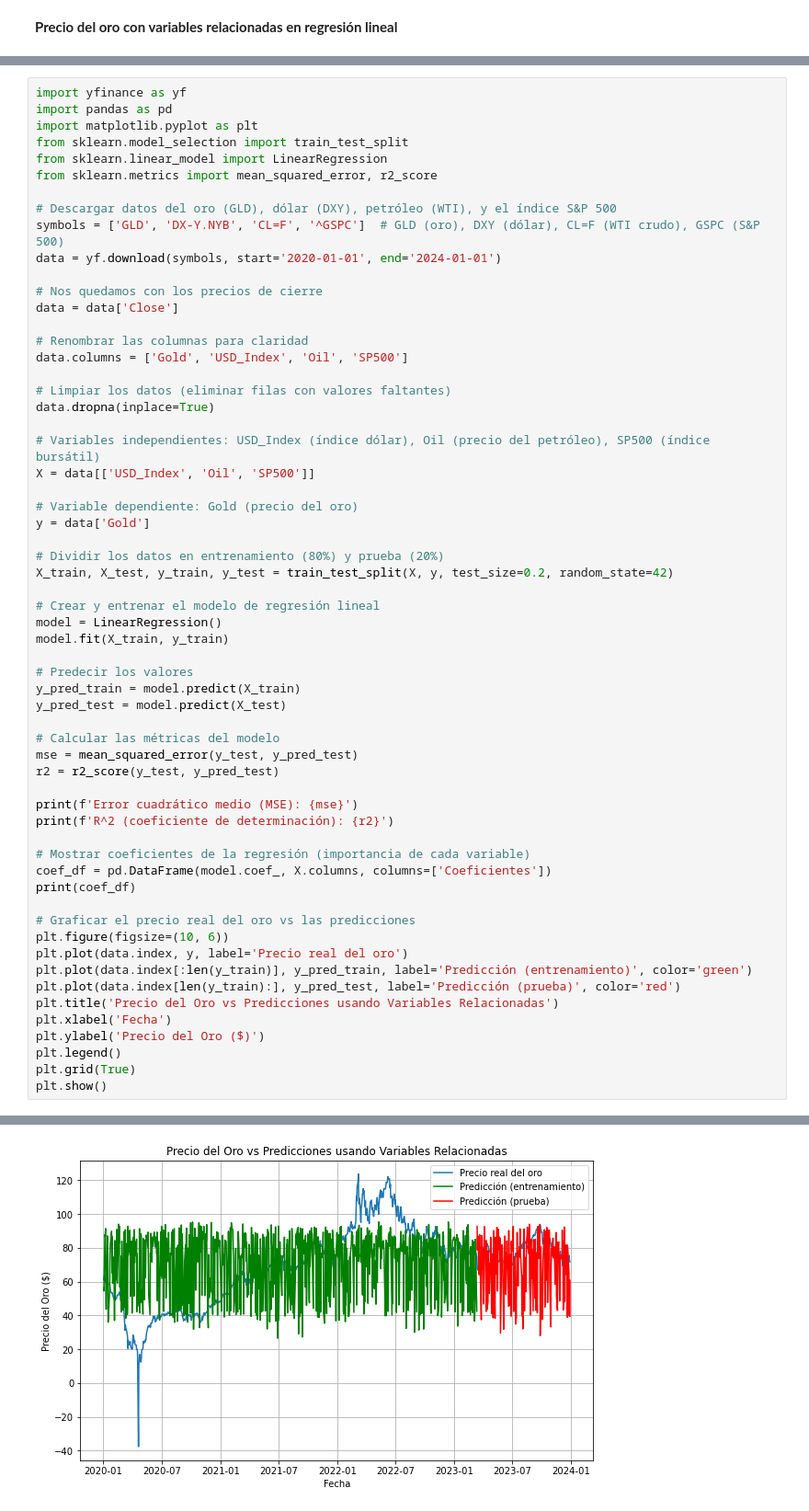
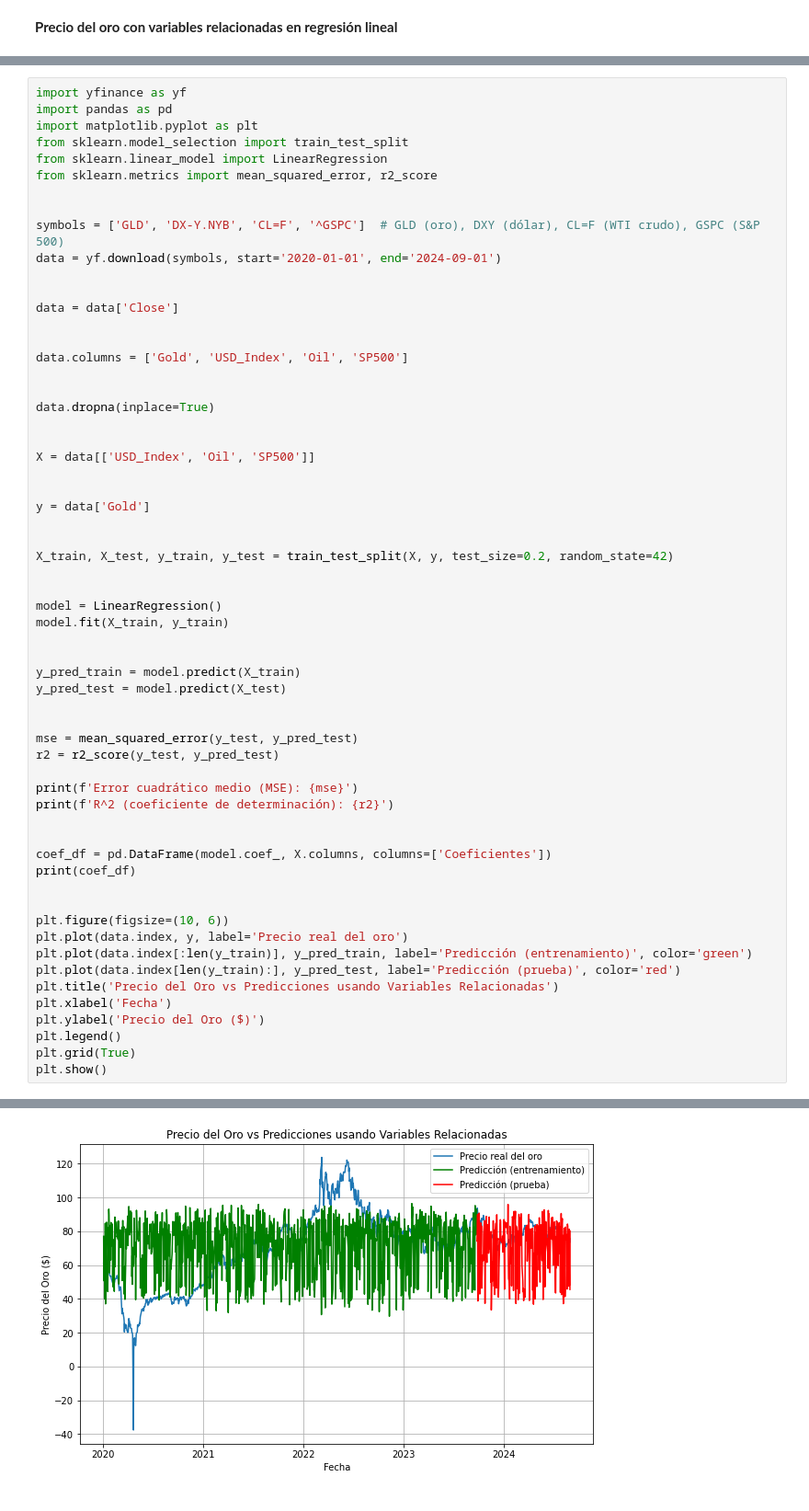
Before and after one commit to paulapelayo/Series-de-Tiempo, a Jupyter notebook: Proyecto 1_Paula Pelayo.ipynb, the cells around one changed output, grey strips where cells are left out. Shown: that part at 92% size. Drawn from its saved outputs; the diff is of its cells as text.

```diff
--- a/Proyecto 1_Paula Pelayo.ipynb
+++ b/Proyecto 1_Paula Pelayo.ipynb
@@ -274,48 +502,48 @@ from sklearn.model_selection import train_test_split
 from sklearn.linear_model import LinearRegression
 from sklearn.metrics import mean_squared_error, r2_score
 
-# Descargar datos del oro (GLD), dólar (DXY), petróleo (WTI), y el índice S&P 500
+
 symbols = ['GLD', 'DX-Y.NYB', 'CL=F', '^GSPC']  # GLD (oro), DXY (dólar), CL=F (WTI crudo), GSPC (S&P 500)
-data = yf.download(symbols, start='2020-01-01', end='2024-01-01')
+data = yf.download(symbols, start='2020-01-01', end='2024-09-01')
 
-# Nos quedamos con los precios de cierre
+
 data = data['Close']
 
-# Renombrar las columnas para claridad
+
 data.columns = ['Gold', 'USD_Index', 'Oil', 'SP500']
 
-# Limpiar los datos (eliminar filas con valores faltantes)
+
 data.dropna(inplace=True)
 
-# Variables independientes: USD_Index (índice dólar), Oil (precio del petróleo), SP500 (índice bursátil)
+
 X = data[['USD_Index', 'Oil', 'SP500']]
 
-# Variable dependiente: Gold (precio del oro)
+
 y = data['Gold']
 
-# Dividir los datos en entrenamiento (80%) y prueba (20%)
+
 X_train, X_test, y_train, y_test = train_test_split(X, y, test_size=0.2, random_state=42)
 
-# Crear y entrenar el modelo de regresión lineal
+
 model = LinearRegression()
 model.fit(X_train, y_train)
 
-# Predecir los valores
+
 y_pred_train = model.predict(X_train)
 y_pred_test = model.predict(X_test)
 
-# Calcular las métricas del modelo
+
 mse = mean_squared_error(y_test, y_pred_test)
 r2 = r2_score(y_test, y_pred_test)
 
 print(f'Error cuadrático medio (MSE): {mse}')
 print(f'R^2 (coeficiente de determinación): {r2}')
 
-# Mostrar coeficientes de la regresión (importancia de cada variable)
+
 coef_df = pd.DataFrame(model.coef_, X.columns, columns=['Coeficientes'])
 print(coef_df)
 
-# Graficar el precio real del oro vs las predicciones
+
 plt.figure(figsize=(10, 6))
 plt.plot(data.index, y, label='Precio real del oro')
 plt.plot(data.index[:len(y_train)], y_pred_train, label='Predicción (entrenamiento)', color='green')
@@ -337 +565 @@ SP500          0.030091
-[figure, old version]
+[figure, new version]
```
Also changed, not shown: parts of 44 cells of this notebook.
